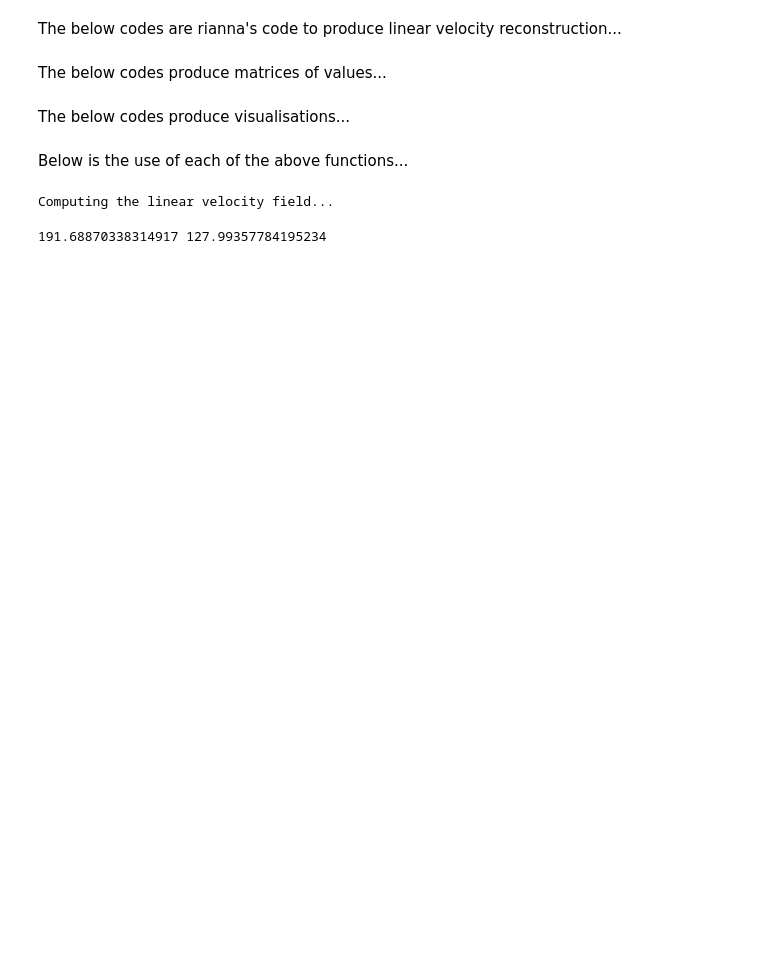
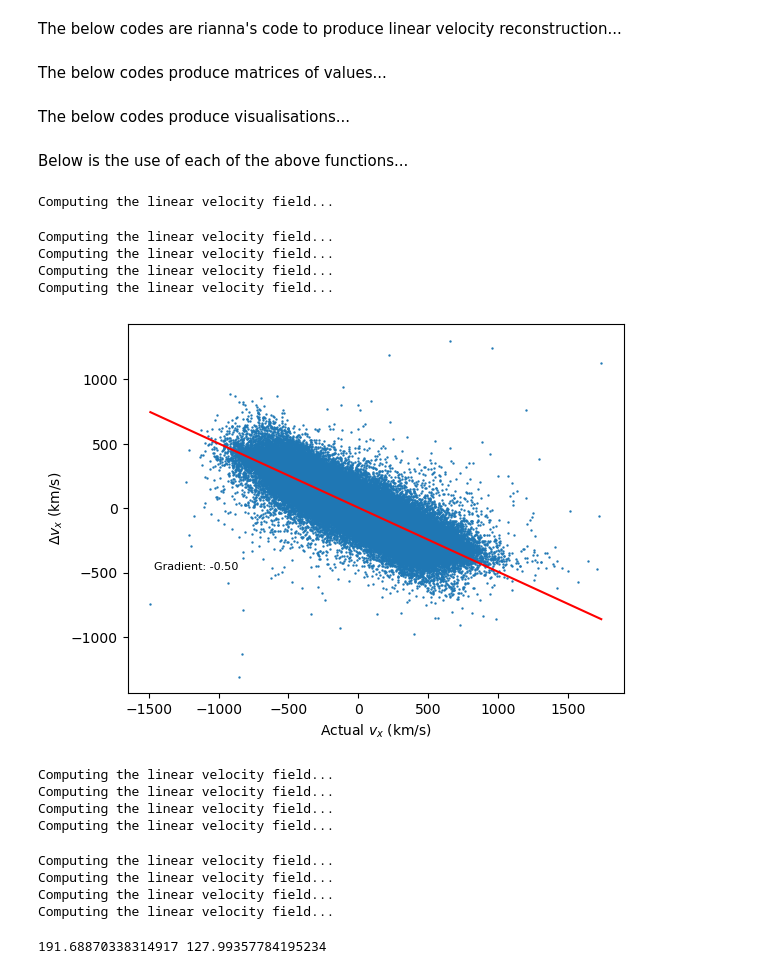
Before and after one commit to eh13913/Velocity-Reconstruction-Project, a Jupyter notebook: Notebooks/Create_Density_Field.ipynb, the cells around one changed output. Saved outputs shown, nothing was run; the diff lists cells and outputs as text; code cells hidden in the pictures; blank space fills up the shorter version.

```diff
--- a/Notebooks/Create_Density_Field.ipynb
+++ b/Notebooks/Create_Density_Field.ipynb
@@ -591,3 +591,19 @@ def histogram_comparison(tvx,tvy,tvz,rvx,rvy,rvz,bins):
     plt.savefig(path, dpi=300)
     plt.close()
     return
+# %%
+def uvonv(tvx,tvy,tvz,rvx,rvy,rvz,bins):
+    dvx,dvy,dvz=rvx-tvx,rvy-tvy,rvz-tvz
+    flattx,flatdx=tvy.flatten(),dvy.flatten()
+    plt.scatter(flattx,flatdx,s=0.5)
+    plt.xlabel('Actual $v_x$ (km/s)')
+    plt.ylabel('$\Delta v_x$ (km/s)')
+    lit=np.linspace(min(flattx),max(flattx),10000)
+    grad,inter=np.polyfit(flattx,flatdx,1)
+    line=grad*lit+inter
+    plt.plot(lit,line,color='r')
+    texty='Gradient: {:.2f}'.format(grad)
+    low,up=plt.ylim()
+    lowx,upx=plt.xlim()
+    plt.text(lowx+1/10*upx,(up-low)/3+low, texty, fontsize=8)
+    plt.show()
@@ -623,6 +707,31 @@ histogram_stds(gridnum)
 histogram_overdensities(gridnum)
 # %%
 q,w,e,r,t,y=full_velos_stds(gridnum)
+# %%
+histogram_deltav()
+# %% [output]
+Computing the linear velocity field...
+Computing the linear velocity field...
+Computing the linear velocity field...
+Computing the linear velocity field...
+# %%
+uvonv(q,w,e,vxcon,vycon,vzcon,gridnum)
+# %% [output]
+[figure, added]
+# %%
+diff_grads()
+# %% [output]
+Computing the linear velocity field...
+Computing the linear velocity field...
+Computing the linear velocity field...
+Computing the linear velocity field...
+# %%
+diff_grads_delta()
+# %% [output]
+Computing the linear velocity field...
+Computing the linear velocity field...
+Computing the linear velocity field...
+Computing the linear velocity field...
 # %%
 plot_truevrecon(q,w,e,vxcon,vycon,vzcon,gridnum)
 # %%
```
Also changed, not shown: parts of 3 cells of this notebook, 3 other files.
